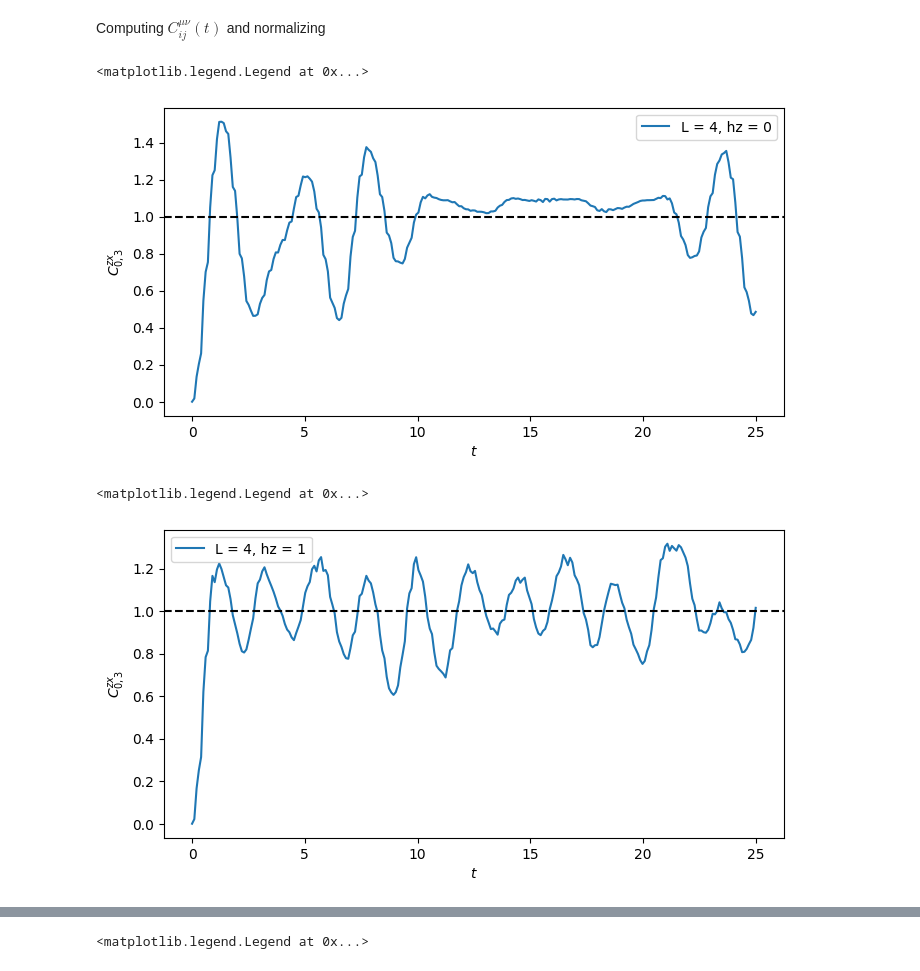
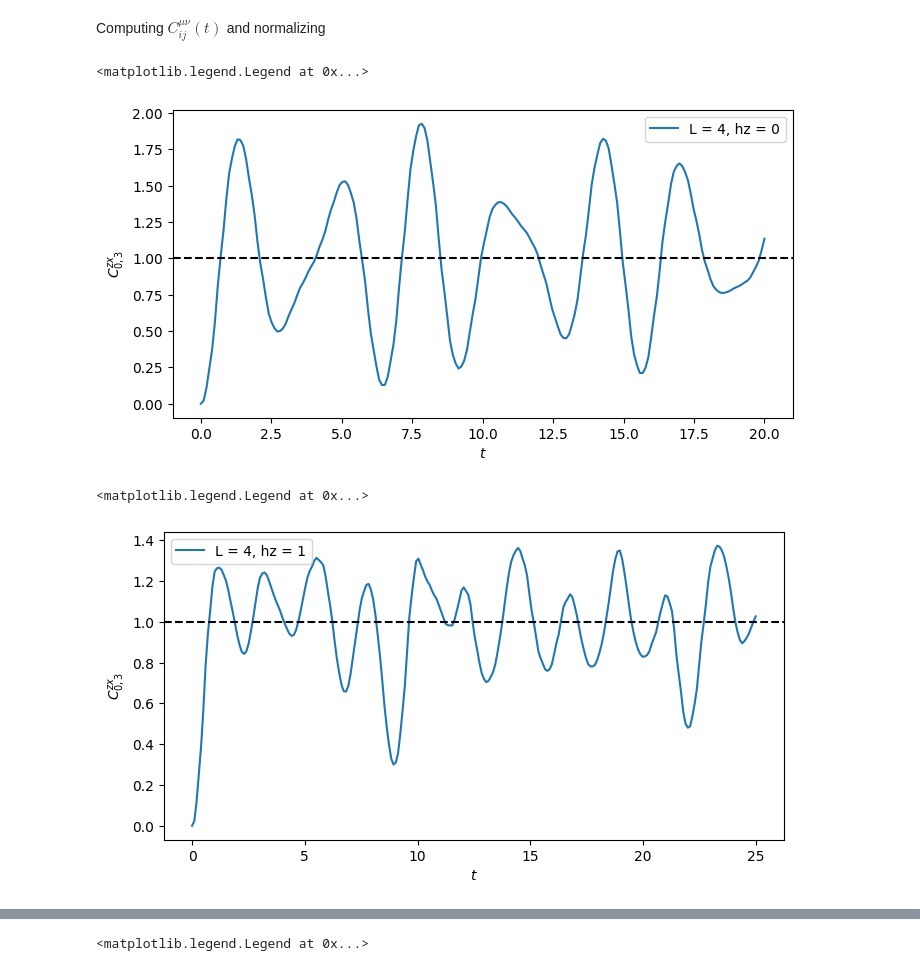
Before and after one commit to Kenji-Maeda/chaos, a Jupyter notebook: short spin chain.ipynb, the cells around one changed output, grey strips where cells are left out. Saved outputs shown, nothing was run; the diff lists cells and outputs as text; code cells hidden in the pictures.

```diff
--- a/short spin chain.ipynb
+++ b/short spin chain.ipynb
@@ -124,38 +145,38 @@ def get_std(otoc_list, tlist, Dt):
 Computing $C^{\mu\nu}_{ij}(t)$ and normalizing
 # %%
 L = 4
-Nt = 250
-t_end = 25
-J=5
+Nt = 200
+t_end = 20
+J= 20
 hx = 1
 hz = 0
 mu = 3
 nu = 1
 site_1 = 0
 site_2 = 3
 BC = 'obc'
 c_test = np.zeros(Nt)
 tlist = np.linspace(0,t_end,Nt)
 for i, t in enumerate(tlist):
     c_test[i] = otoc_t(L,J,hz,hx,t,mu,nu,site_1,site_2)
 
 Dt = 20
 otoc_norm, std1 = get_std(c_test, tlist, Dt)
 
 plt.figure(figsize=(8,4))
 plt.plot(tlist,otoc_norm, label = f'L = {L}, hz = {hz}')
 plt.axhline(y=1, color='black', linestyle='--')
 plt.xlabel('$t$')
 plt.ylabel('$C^{zx}_{0,3} $')
 plt.legend()
 # %% [output]
 <matplotlib.legend.Legend at 0x...>
-[figure, old version]
+[figure, new version]
 # %%
 L = 4
 Nt = 250
 t_end = 25
-J=5
+J= 20
 hx = 1
 hz = 1
 mu = 3
@@ -178,7 +199,7 @@ plt.ylabel('$C^{zx}_{0,3} $')
 plt.legend()
 # %% [output]
 <matplotlib.legend.Legend at 0x...>
-[figure, old version]
+[figure, new version]
 # %%
 print(1/std1)
 print(1/std2)
```
Also changed, not shown: parts of 11 cells of this notebook, 1 other file.
